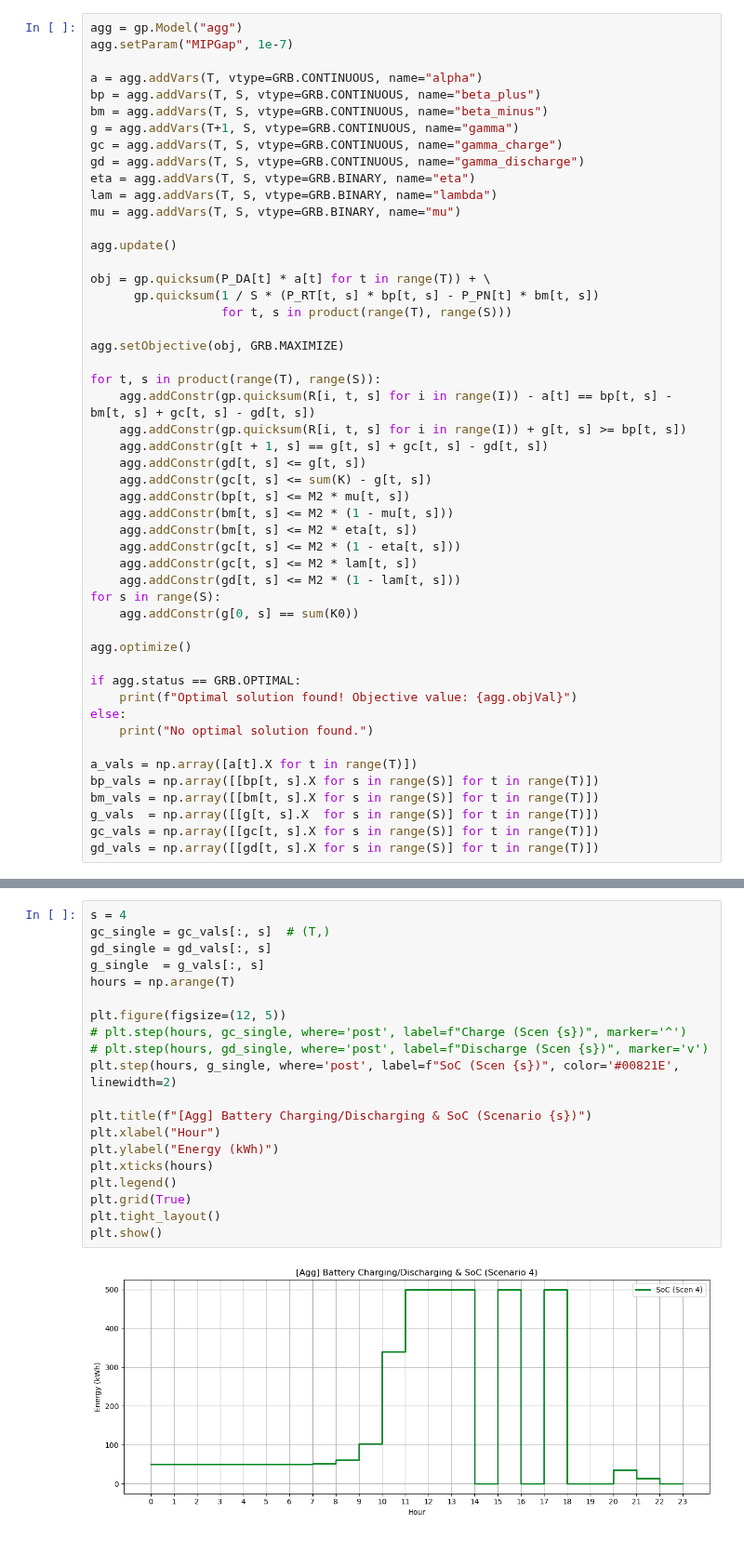
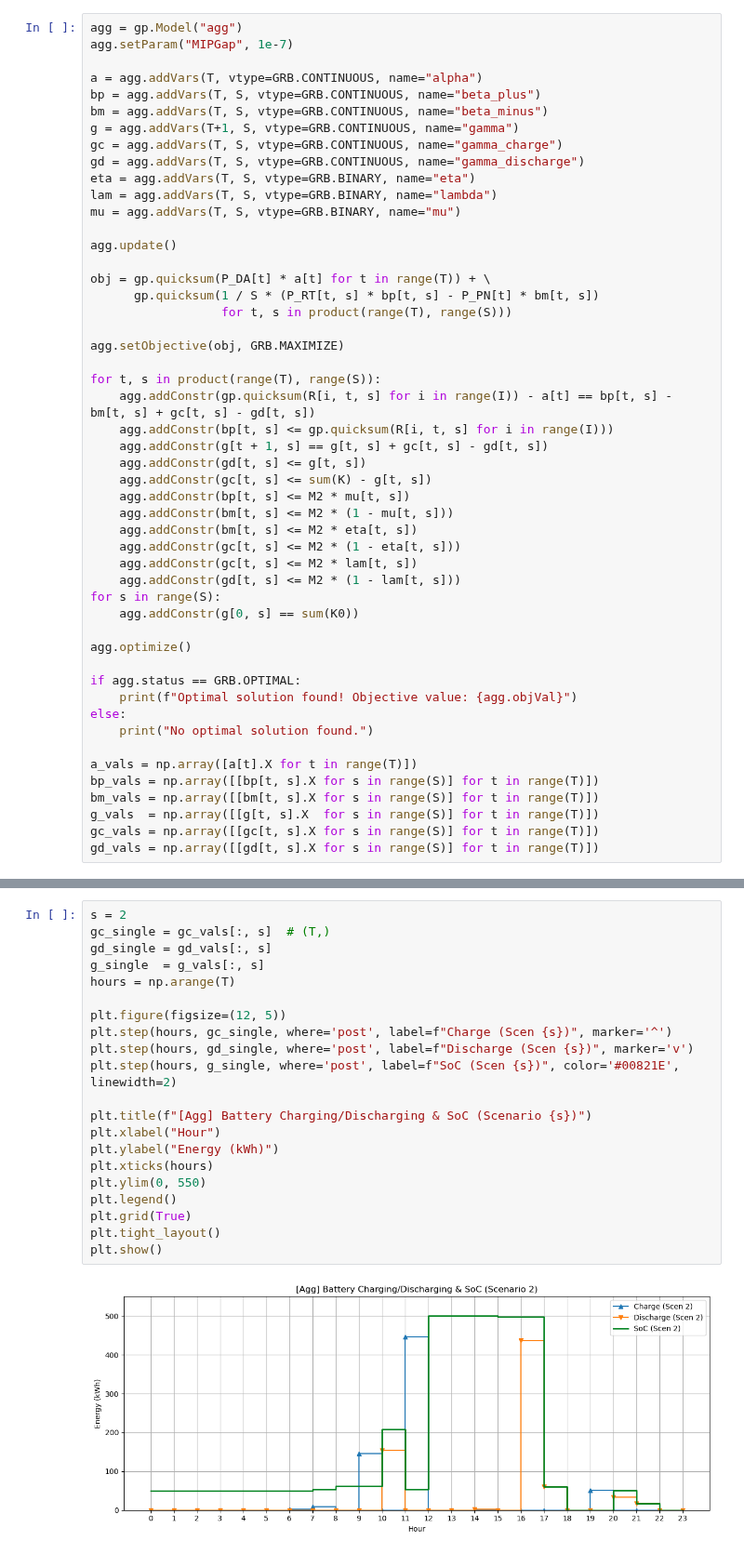
Before and after one commit to syeoyo/der, a Jupyter notebook: der_s_agg.ipynb, the cells around one changed output, grey strips where cells are left out. Shown at 93% size. Cells and saved outputs as stored; diff of their text form.

```diff
--- a/der_s_agg.ipynb
+++ b/der_s_agg.ipynb
@@ -40,7 +40,7 @@ agg.setObjective(obj, GRB.MAXIMIZE)
 
 for t, s in product(range(T), range(S)):
     agg.addConstr(gp.quicksum(R[i, t, s] for i in range(I)) - a[t] == bp[t, s] - bm[t, s] + gc[t, s] - gd[t, s])
-    agg.addConstr(gp.quicksum(R[i, t, s] for i in range(I)) + g[t, s] >= bp[t, s])
+    agg.addConstr(bp[t, s] <= gp.quicksum(R[i, t, s] for i in range(I)))
     agg.addConstr(g[t + 1, s] == g[t, s] + gc[t, s] - gd[t, s])
     agg.addConstr(gd[t, s] <= g[t, s])
     agg.addConstr(gc[t, s] <= sum(K) - g[t, s])
@@ -146,22 +146,23 @@ for t in range(13,15):
 # %%
-s = 4
+s = 2
 gc_single = gc_vals[:, s]  # (T,)
 gd_single = gd_vals[:, s]
 g_single  = g_vals[:, s]
 hours = np.arange(T)
 
 plt.figure(figsize=(12, 5))
-# plt.step(hours, gc_single, where='post', label=f"Charge (Scen {s})", marker='^')
-# plt.step(hours, gd_single, where='post', label=f"Discharge (Scen {s})", marker='v')
+plt.step(hours, gc_single, where='post', label=f"Charge (Scen {s})", marker='^')
+plt.step(hours, gd_single, where='post', label=f"Discharge (Scen {s})", marker='v')
 plt.step(hours, g_single, where='post', label=f"SoC (Scen {s})", color='#00821E', linewidth=2)
 
 plt.title(f"[Agg] Battery Charging/Discharging & SoC (Scenario {s})")
 plt.xlabel("Hour")
 plt.ylabel("Energy (kWh)")
 plt.xticks(hours)
+plt.ylim(0, 550)
 plt.legend()
 plt.grid(True)
 plt.tight_layout()
 plt.show()
 # %% [output]
-[figure, old version]
+[figure, new version]
```
Also changed, not shown: parts of 5 cells of this notebook, 3 other files.
